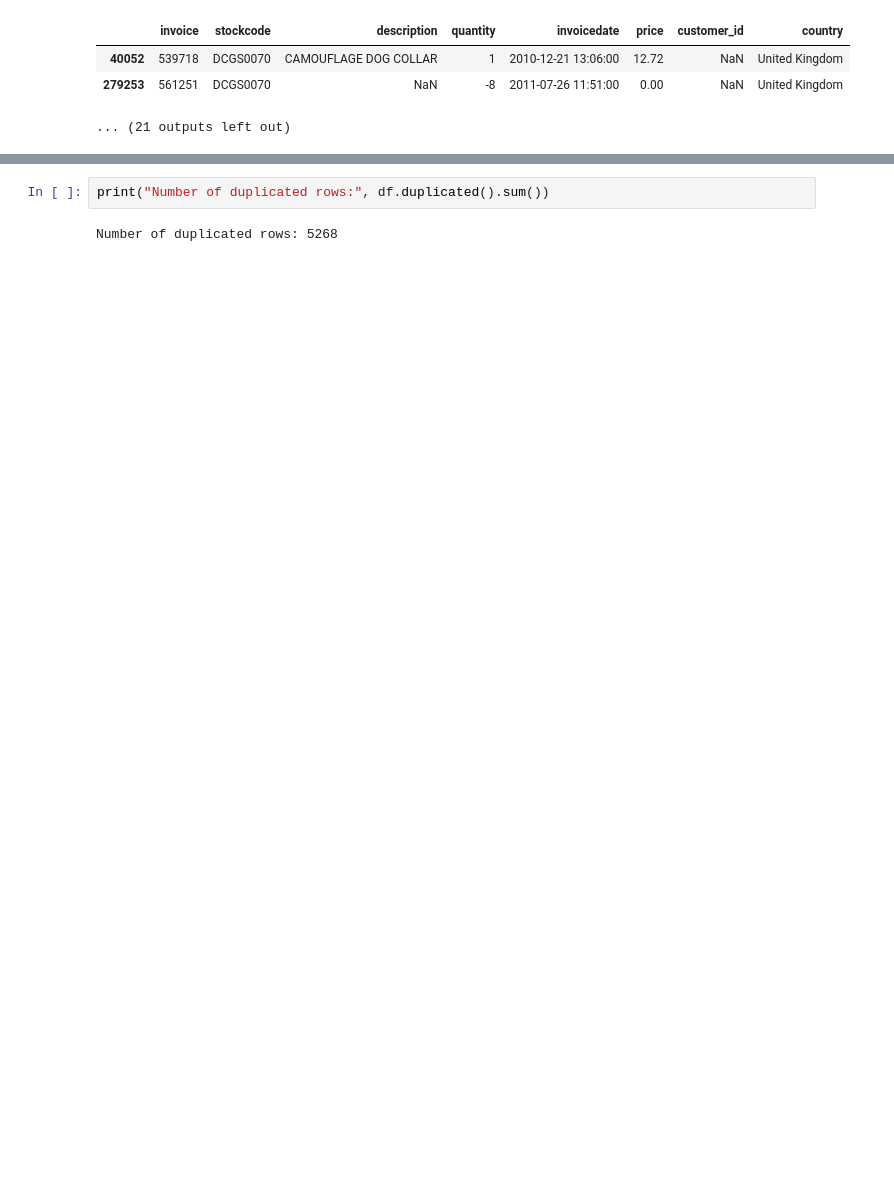
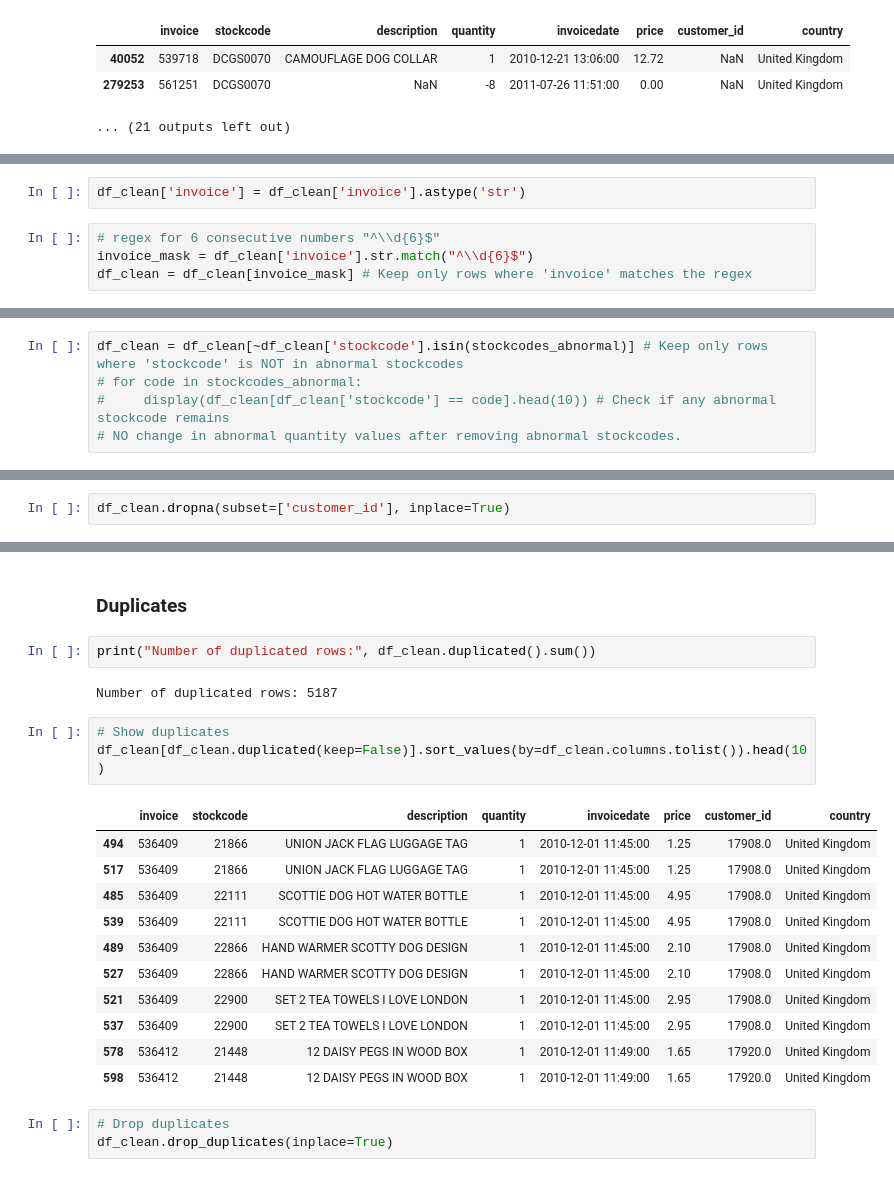
Before and after one commit to CaballeroRAR/ds_projects, a Jupyter notebook: 6_cluster_retail-uci/notebook/cluster_retail.ipynb, the cells around one changed output, grey strips where cells are left out. Saved outputs shown, nothing was run; the diff lists cells and outputs as text; blank space fills up the shorter version.

Commit message:
Added cleaning process and started Feature Engineering.

```diff
--- a/6_cluster_retail-uci/notebook/cluster_retail.ipynb
+++ b/6_cluster_retail-uci/notebook/cluster_retail.ipynb
@@ -327,0 +347,6 @@ for code in stockcodes_abnormal:
+# %%
+df_clean['invoice'] = df_clean['invoice'].astype('str')
+# %%
+# regex for 6 consecutive numbers "^\\d{6}$"
+invoice_mask = df_clean['invoice'].str.match("^\\d{6}$")
+df_clean = df_clean[invoice_mask] # Keep only rows where 'invoice' matches the regex
@@ -327,0 +369,5 @@ for code in stockcodes_abnormal:
+# %%
+df_clean = df_clean[~df_clean['stockcode'].isin(stockcodes_abnormal)] # Keep only rows where 'stockcode' is NOT in abnormal stockcodes
+# for code in stockcodes_abnormal:
+#     display(df_clean[df_clean['stockcode'] == code].head(10)) # Check if any abnormal stockcode remains
+# NO change in abnormal quantity values after removing abnormal stockcodes.
@@ -327,0 +382,2 @@ for code in stockcodes_abnormal:
+# %%
+df_clean.dropna(subset=['customer_id'], inplace=True)
@@ -328,4 +396,24 @@ for code in stockcodes_abnormal:
+# %% [markdown]
+### Duplicates
 # %%
-print("Number of duplicated rows:", df.duplicated().sum())
+print("Number of duplicated rows:", df_clean.duplicated().sum())
 # %% [output]
-Number of duplicated rows: 5268
+Number of duplicated rows: 5187
+# %%
+# Show duplicates
+df_clean[df_clean.duplicated(keep=False)].sort_values(by=df_clean.columns.tolist()).head(10)
+# %% [output]
+|  | invoice | stockcode | description | quantity | invoicedate | price | customer_id | country |
+| 494 | 536409 | 21866 | UNION JACK FLAG LUGGAGE TAG | 1 | 2010-12-01 11:45:00 | 1.25 | 17908.0 | United Kingdom |
+| 517 | 536409 | 21866 | UNION JACK FLAG LUGGAGE TAG | 1 | 2010-12-01 11:45:00 | 1.25 | 17908.0 | United Kingdom |
+| 485 | 536409 | 22111 | SCOTTIE DOG HOT WATER BOTTLE | 1 | 2010-12-01 11:45:00 | 4.95 | 17908.0 | United Kingdom |
+| 539 | 536409 | 22111 | SCOTTIE DOG HOT WATER BOTTLE | 1 | 2010-12-01 11:45:00 | 4.95 | 17908.0 | United Kingdom |
+| 489 | 536409 | 22866 | HAND WARMER SCOTTY DOG DESIGN | 1 | 2010-12-01 11:45:00 | 2.10 | 17908.0 | United Kingdom |
+| 527 | 536409 | 22866 | HAND WARMER SCOTTY DOG DESIGN | 1 | 2010-12-01 11:45:00 | 2.10 | 17908.0 | United Kingdom |
+| 521 | 536409 | 22900 | SET 2 TEA TOWELS I LOVE LONDON | 1 | 2010-12-01 11:45:00 | 2.95 | 17908.0 | United Kingdom |
+| 537 | 536409 | 22900 | SET 2 TEA TOWELS I LOVE LONDON | 1 | 2010-12-01 11:45:00 | 2.95 | 17908.0 | United Kingdom |
+| 578 | 536412 | 21448 | 12 DAISY PEGS IN WOOD BOX | 1 | 2010-12-01 11:49:00 | 1.65 | 17920.0 | United Kingdom |
+| 598 | 536412 | 21448 | 12 DAISY PEGS IN WOOD BOX | 1 | 2010-12-01 11:49:00 | 1.65 | 17920.0 | United Kingdom |
+# %%
+# Drop duplicates
+df_clean.drop_duplicates(inplace=True)
```
Also changed, not shown: parts of 21 cells of this notebook.
